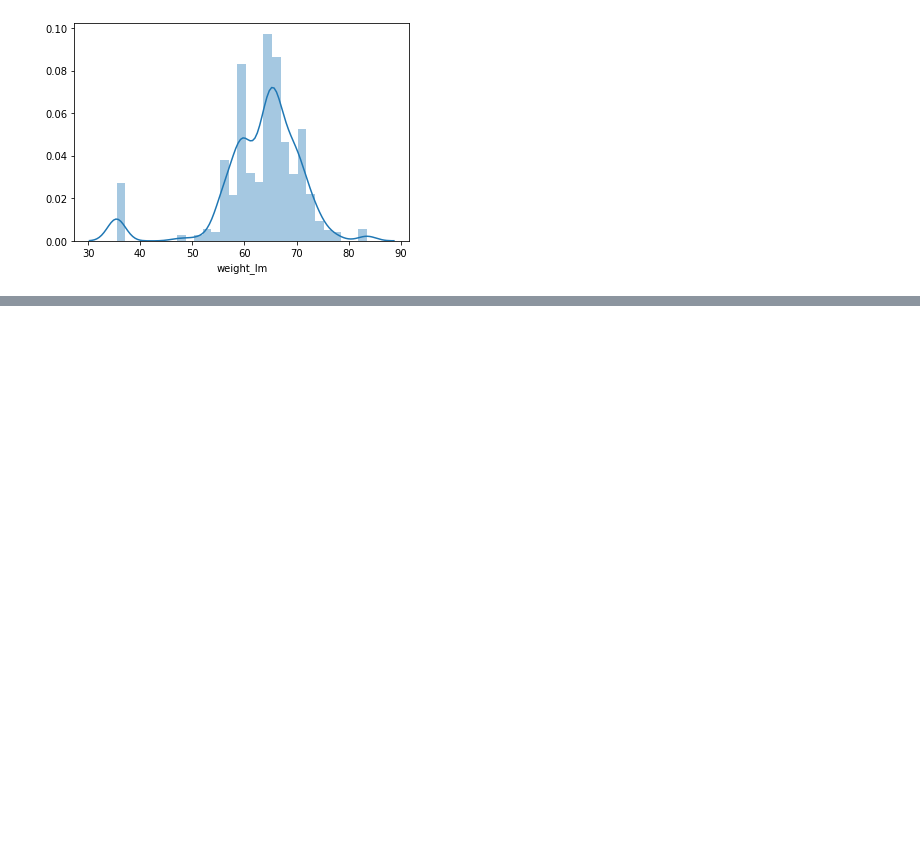
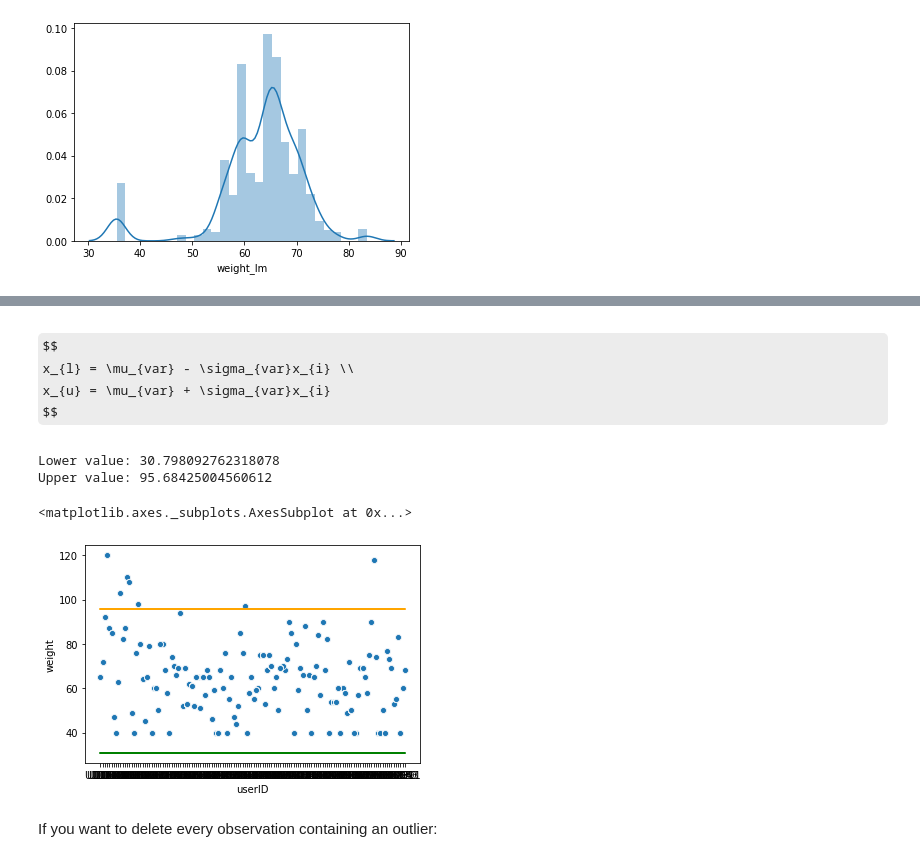
Before and after one commit to CarlosAlvarado-git/Data-Wrangling-Feature-Engineering, a Jupyter notebook: Feature Engineering/Feature Engineering.ipynb, the cells around one changed output, grey strips where cells are left out. Cells and saved outputs as stored; diff of their text form; code cells hidden in the pictures; some formulas as TeX source; blank space fills up the shorter version.

```diff
--- a/Feature Engineering/Feature Engineering.ipynb
+++ b/Feature Engineering/Feature Engineering.ipynb
@@ -433,0 +465,23 @@ y_hat = -36.57 + 60.03x
+# %% [markdown]
+$$
+x_{l} = \mu_{var} - \sigma_{var}x_{i} \\
+x_{u} = \mu_{var} + \sigma_{var}x_{i}
+$$
+# %%
+f = 2
+xl = df['weight'].mean() - (df['weight'].std() * f)
+xu = df['weight'].mean() + (df['weight'].std() * f)
+print('Lower value:', xl)
+print('Upper value:', xu)
+# %% [output]
+Lower value: 30.798092762318078
+Upper value: 95.68425004560612
+# %%
+sns.scatterplot(x = df['userID'], y = df['weight'])
+sns.lineplot(x = df['userID'], y = xl, color = 'green')
+sns.lineplot(x = df['userID'], y = xu, color = 'orange')
+# %% [output]
+<matplotlib.axes._subplots.AxesSubplot at 0x...>
+[figure, added]
+# %% [markdown]
+If you want to delete every observation containing an outlier:
```
Also changed, not shown: parts of 35 cells of this notebook, 4 other files.
